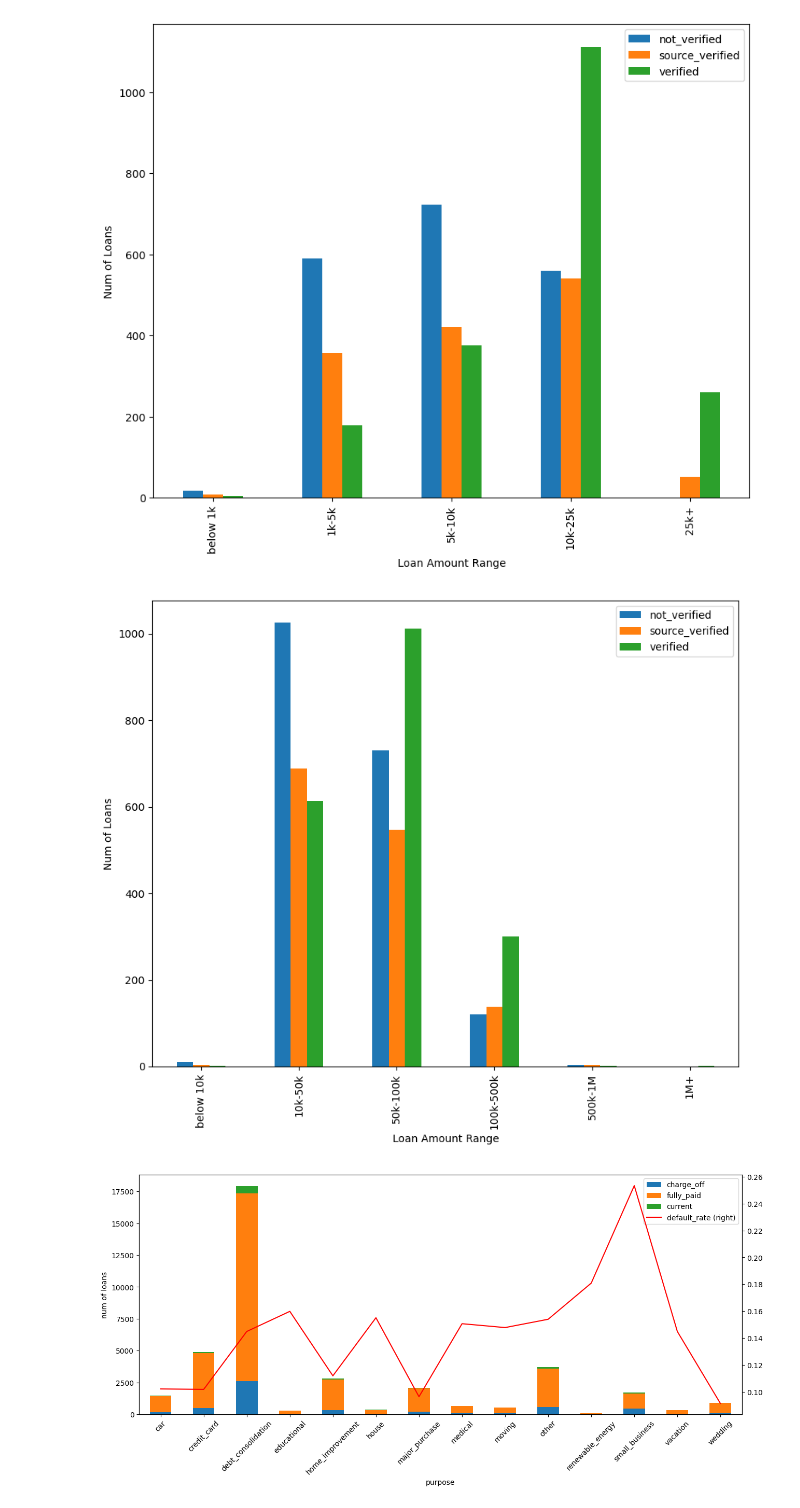
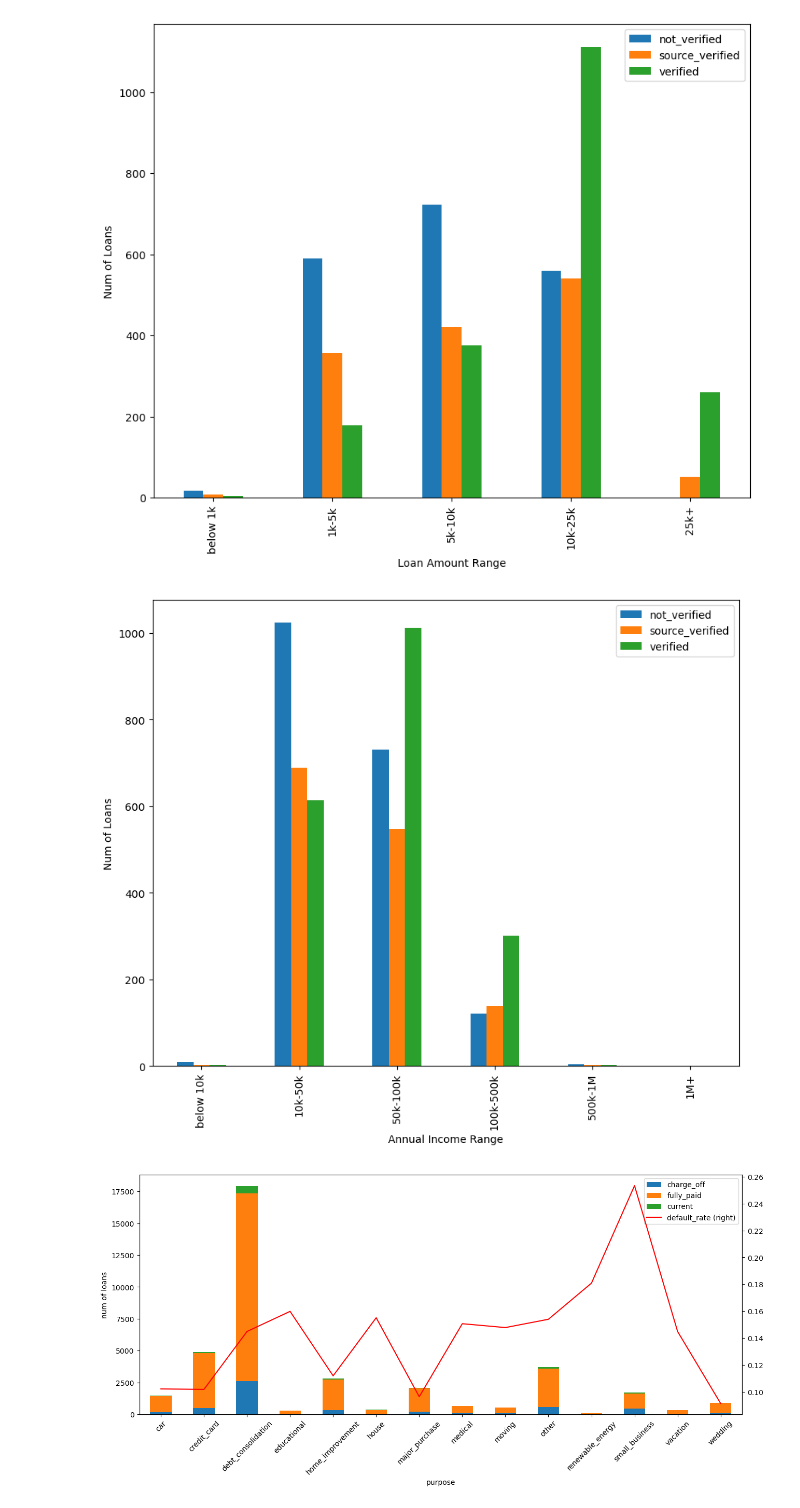
Before and after one commit to maniteja6799/lending_club_eda, a Jupyter notebook: CaseStudy_Loans_EDA.ipynb, the cells around one changed output. Cells and saved outputs as stored; diff of their text form; code cells hidden in the pictures.

Commit message:
fix: minor typo in the chart

```diff
--- a/CaseStudy_Loans_EDA.ipynb
+++ b/CaseStudy_Loans_EDA.ipynb
@@ -436,12 +436,12 @@ ax = loan_data_df[loan_data_df.loan_status=='Charged Off'].groupby(['loan_amnt_r
 # %%
 ax = loan_data_df[loan_data_df.loan_status=='Charged Off'].groupby(['annual_inc_range']).agg(
                                          not_verified=('verification_status', lambda x: (x=='Not Verified').sum()),
                                          source_verified=('verification_status', lambda x: (x=='Source Verified').sum()),
                                          verified=('verification_status', lambda x: (x=='Verified').sum()),
-                                        ).plot.bar(stacked=False, xlabel='Loan Amount Range', ylabel='Num of Loans', figsize=(10, 8))
-#loan_data_df.groupby(['verification_status']).agg(default_rate=('loan_status', lambda x: (x=='Charged Off').sum() / x.count())).plot.line(secondary_y='default_rate', ax=ax, color='r')
+                                        ).plot.bar(stacked=False, xlabel='Annual Income Range', ylabel='Num of Loans', figsize=(10, 8))
+# loan_data_df.groupby(['annual_inc_range']).agg(default_rate=('loan_status', lambda x: (x=='Charged Off').sum() / x.count())).plot.line(secondary_y='default_rate', ax=ax, color='r')
 # %% [output]
-[figure, old version]
+[figure, new version]
 # %%
 ax = loan_data_df.groupby(['purpose']).agg(
                                          charge_off=('loan_status', lambda x: (x=='Charged Off').sum()),
```
Also changed, not shown: parts of 9 cells of this notebook.
